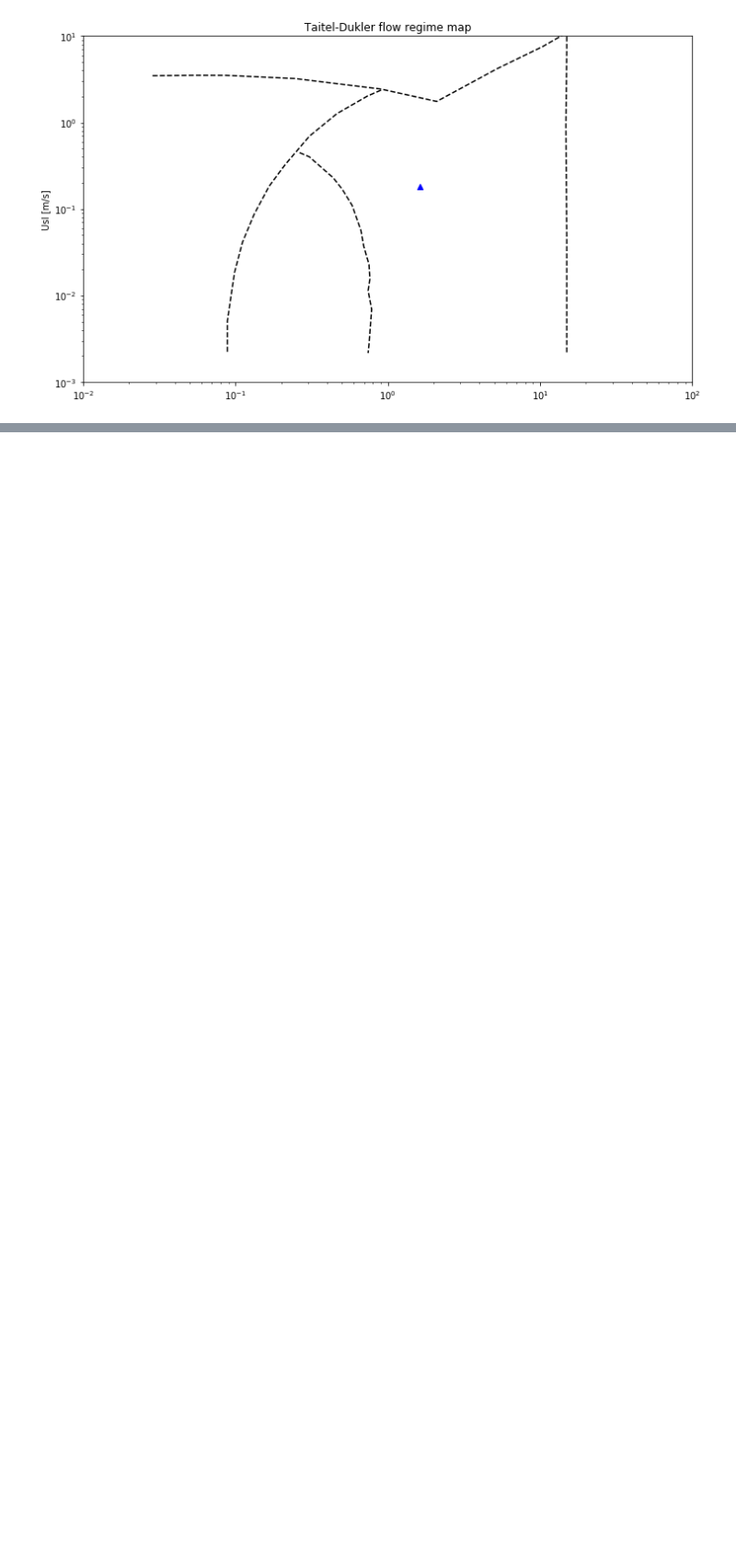
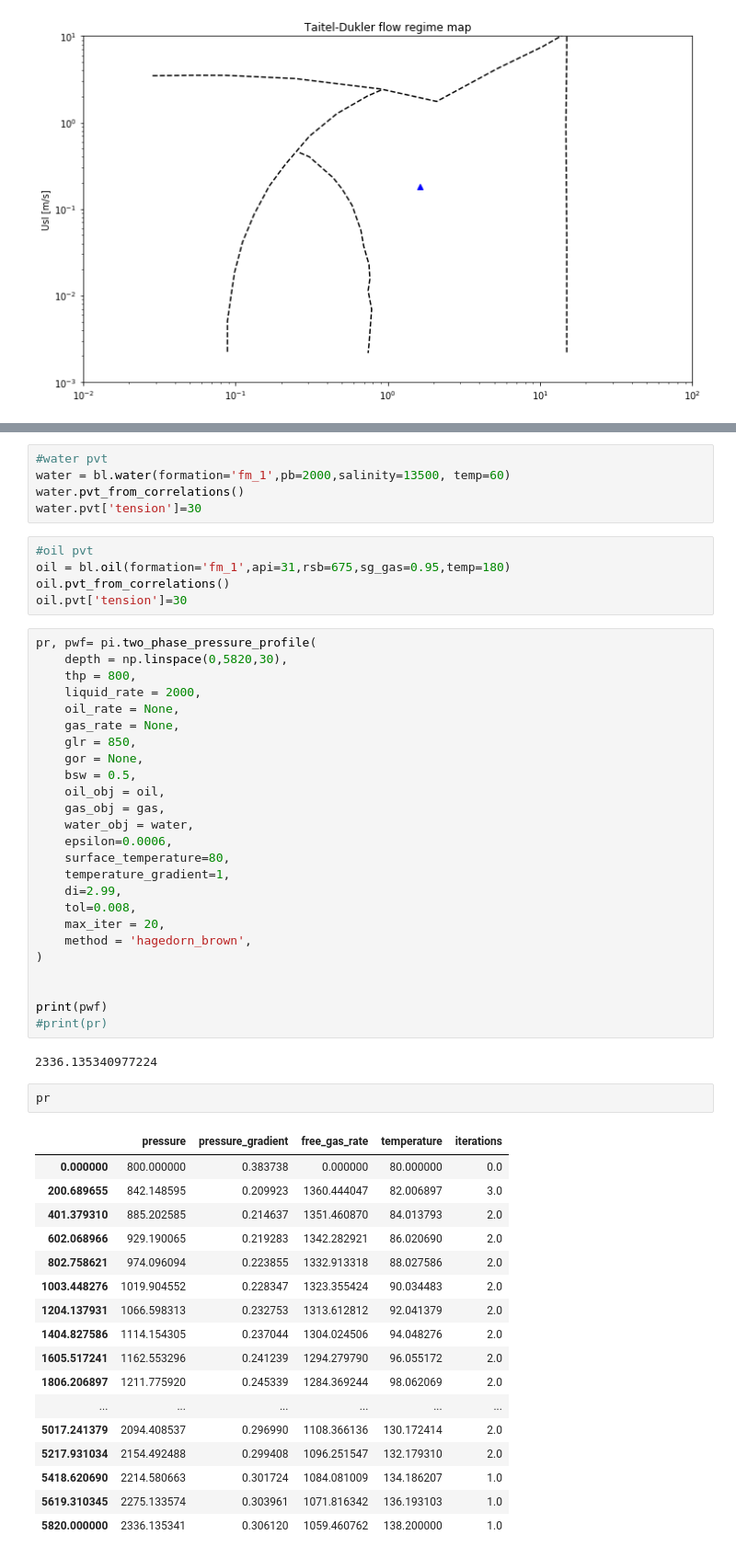
Before and after one commit to scuervo91/reservoirpy, a Jupyter notebook: examples/wellproductivity/5-pressure_drop.ipynb, the cells around one changed output, grey strips where cells are left out. Shown at 92% size. Cells and saved outputs as stored; diff of their text form; blank space fills up the shorter version.

Commit message:
add hb profile pressure

```diff
--- a/examples/wellproductivity/5-pressure_drop.ipynb
+++ b/examples/wellproductivity/5-pressure_drop.ipynb
@@ -193,0 +229,57 @@ pi.flow_regime_plot(
+# %%
+#water pvt
+water = bl.water(formation='fm_1',pb=2000,salinity=13500, temp=60)
+water.pvt_from_correlations()
+water.pvt['tension']=30
+# %%
+#oil pvt
+oil = bl.oil(formation='fm_1',api=31,rsb=675,sg_gas=0.95,temp=180)
+oil.pvt_from_correlations()
+oil.pvt['tension']=30
+# %%
+pr, pwf= pi.two_phase_pressure_profile(
+    depth = np.linspace(0,5820,30),
+    thp = 800,
+    liquid_rate = 2000,
+    oil_rate = None,
+    gas_rate = None,
+    glr = 850,
+    gor = None,
+    bsw = 0.5,
+    oil_obj = oil,
+    gas_obj = gas,
+    water_obj = water,
+    epsilon=0.0006,
+    surface_temperature=80,
+    temperature_gradient=1,
+    di=2.99,
+    tol=0.008,
+    max_iter = 20,
+    method = 'hagedorn_brown',
+)
+
+
+print(pwf)
+#print(pr)
+# %% [output]
+2336.135340977224
+# %%
+pr
+# %% [output]
+|  | pressure | pressure_gradient | free_gas_rate | temperature | iterations |
+| 0.000000 | 800.000000 | 0.383738 | 0.000000 | 80.000000 | 0.0 |
+| 200.689655 | 842.148595 | 0.209923 | 1360.444047 | 82.006897 | 3.0 |
+| 401.379310 | 885.202585 | 0.214637 | 1351.460870 | 84.013793 | 2.0 |
+| 602.068966 | 929.190065 | 0.219283 | 1342.282921 | 86.020690 | 2.0 |
+| 802.758621 | 974.096094 | 0.223855 | 1332.913318 | 88.027586 | 2.0 |
+| 1003.448276 | 1019.904552 | 0.228347 | 1323.355424 | 90.034483 | 2.0 |
+| 1204.137931 | 1066.598313 | 0.232753 | 1313.612812 | 92.041379 | 2.0 |
+| 1404.827586 | 1114.154305 | 0.237044 | 1304.024506 | 94.048276 | 2.0 |
+| 1605.517241 | 1162.553296 | 0.241239 | 1294.279790 | 96.055172 | 2.0 |
+| 1806.206897 | 1211.775920 | 0.245339 | 1284.369244 | 98.062069 | 2.0 |
+| ... | ... | ... | ... | ... | ... |
+| 5017.241379 | 2094.408537 | 0.296990 | 1108.366136 | 130.172414 | 2.0 |
+| 5217.931034 | 2154.492488 | 0.299408 | 1096.251547 | 132.179310 | 2.0 |
+| 5418.620690 | 2214.580663 | 0.301724 | 1084.081009 | 134.186207 | 1.0 |
+| 5619.310345 | 2275.133574 | 0.303961 | 1071.816342 | 136.193103 | 1.0 |
+| 5820.000000 | 2336.135341 | 0.306120 | 1059.460762 | 138.200000 | 1.0 |
```
Also changed, not shown: parts of 4 cells of this notebook, 2 other files.
